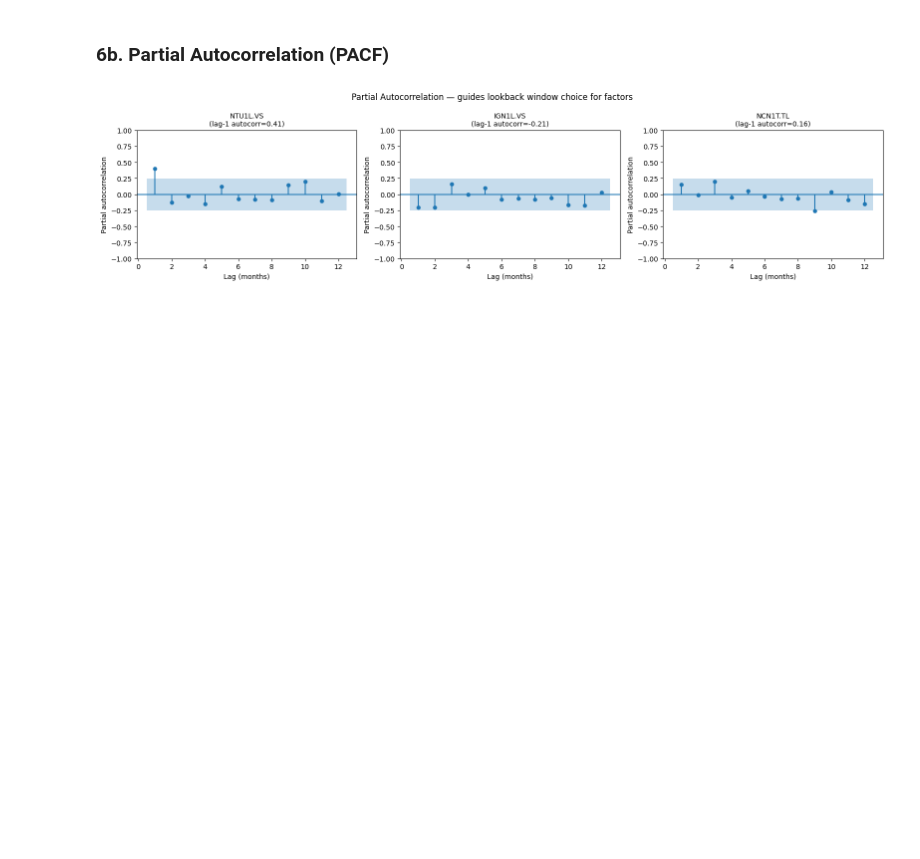
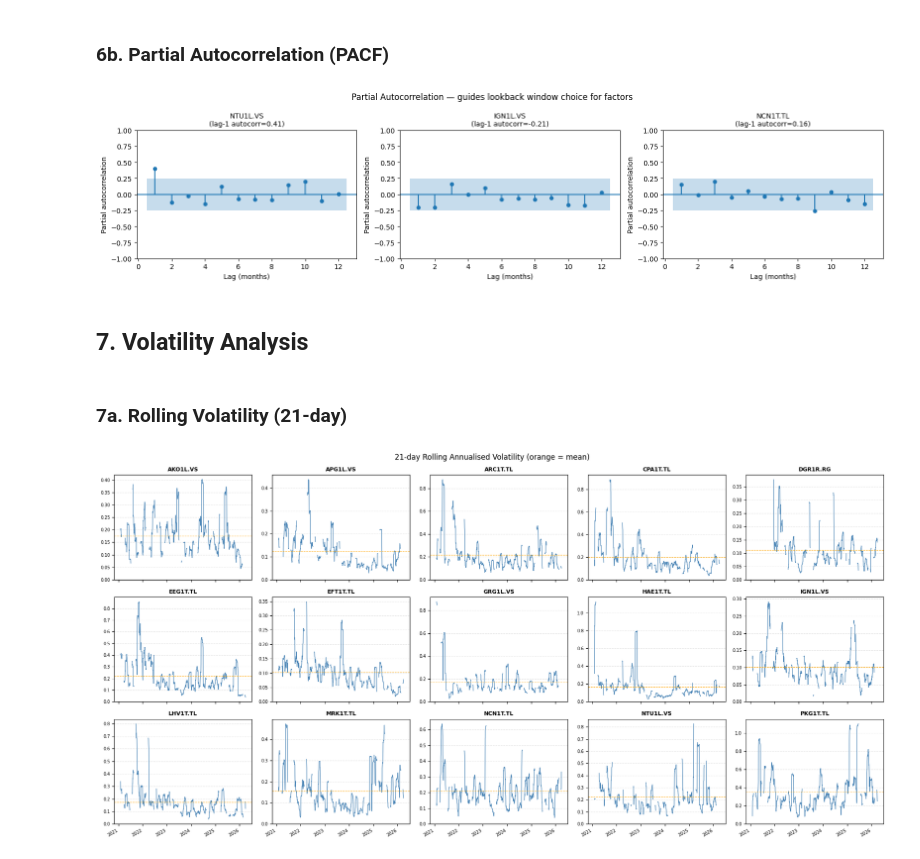
Before and after one commit to Sp0ozy/baltic-factor-model, a Jupyter notebook: notebooks/01_eda.ipynb, the cells around one changed output. Saved outputs shown, nothing was run; the diff lists cells and outputs as text; code cells hidden in the pictures; blank space fills up the shorter version.

```diff
--- a/notebooks/01_eda.ipynb
+++ b/notebooks/01_eda.ipynb
@@ -605,3 +626,29 @@ plt.tight_layout()
 plt.show()
 # %% [output]
 [figure]
+# %% [markdown]
+## 7. Volatility Analysis
+# %% [markdown]
+### 7a. Rolling Volatility (21-day)
+# %%
+rolling_vol = daily_returns.rolling(21).std() * np.sqrt(252)  # annualised
+
+fig, axes = plt.subplots(3, 5, figsize=(18, 9), sharex=True)
+axes = axes.flatten()
+
+for i, ticker in enumerate(rolling_vol.columns):
+    ax = axes[i]
+    ax.plot(rolling_vol.index, rolling_vol[ticker], linewidth=0.9, color="steelblue")
+    ax.axhline(rolling_vol[ticker].mean(), color="orange", linewidth=0.8,
+               linestyle="--", alpha=0.8)
+    ax.set_title(ticker, fontsize=9, fontweight="bold")
+    ax.tick_params(labelsize=7)
+    ax.set_ylim(0, None)
+    ax.grid(axis="y", linestyle="--", alpha=0.3)
+
+fig.suptitle("21-day Rolling Annualised Volatility (orange = mean)", fontsize=12)
+fig.autofmt_xdate(rotation=30)
+plt.tight_layout()
+plt.show()
+# %% [output]
+[figure, added]
```
Also changed, not shown: parts of 5 cells of this notebook.
